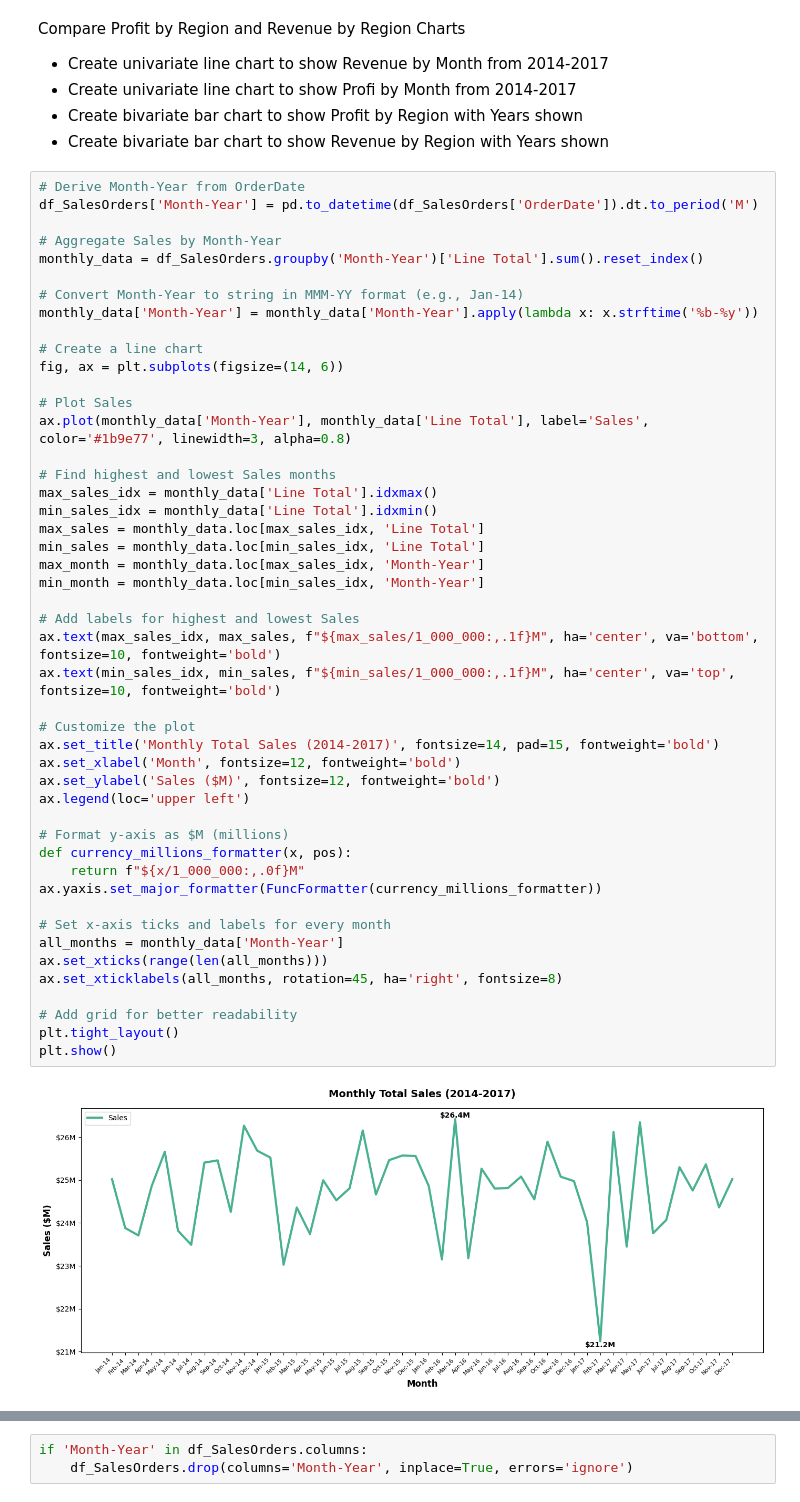
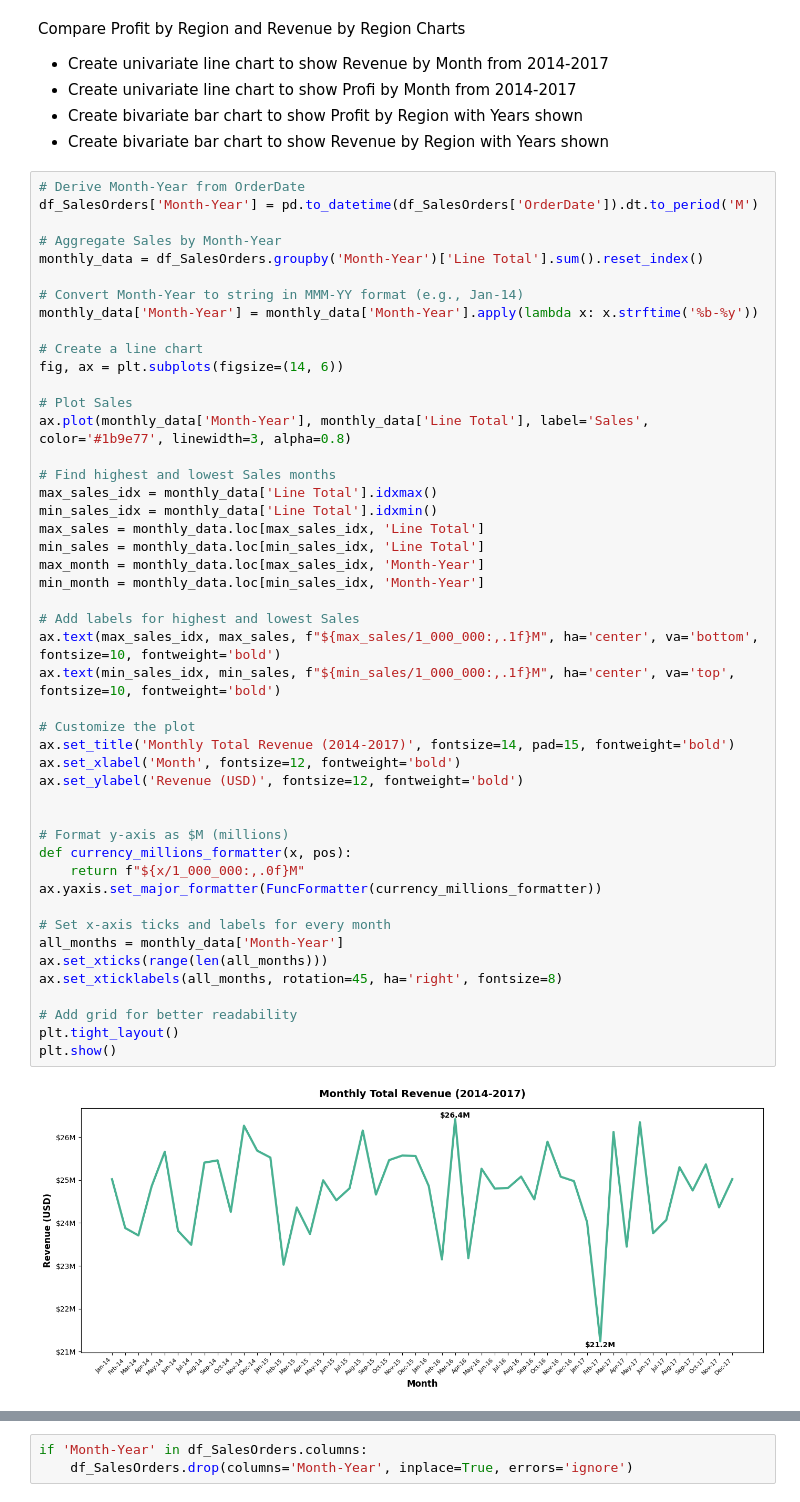
Before and after one commit to chadwich0804/Regional-Sales-Analysis-Project, a Jupyter notebook: RegionalSalesAnalysis.ipynb, the cells around one changed output, grey strips where cells are left out. Drawn from its saved outputs; the diff is of its cells as text.

```diff
--- a/RegionalSalesAnalysis.ipynb
+++ b/RegionalSalesAnalysis.ipynb
@@ -567,37 +567,37 @@ ax.plot(monthly_data['Month-Year'], monthly_data['Line Total'], label='Sales', c
 
 # Find highest and lowest Sales months
 max_sales_idx = monthly_data['Line Total'].idxmax()
 min_sales_idx = monthly_data['Line Total'].idxmin()
 max_sales = monthly_data.loc[max_sales_idx, 'Line Total']
 min_sales = monthly_data.loc[min_sales_idx, 'Line Total']
 max_month = monthly_data.loc[max_sales_idx, 'Month-Year']
 min_month = monthly_data.loc[min_sales_idx, 'Month-Year']
 
 # Add labels for highest and lowest Sales
 ax.text(max_sales_idx, max_sales, f"${max_sales/1_000_000:,.1f}M", ha='center', va='bottom', fontsize=10, fontweight='bold')
 ax.text(min_sales_idx, min_sales, f"${min_sales/1_000_000:,.1f}M", ha='center', va='top', fontsize=10, fontweight='bold')
 
 # Customize the plot
-ax.set_title('Monthly Total Sales (2014-2017)', fontsize=14, pad=15, fontweight='bold')
+ax.set_title('Monthly Total Revenue (2014-2017)', fontsize=14, pad=15, fontweight='bold')
 ax.set_xlabel('Month', fontsize=12, fontweight='bold')
-ax.set_ylabel('Sales ($M)', fontsize=12, fontweight='bold')
-ax.legend(loc='upper left')
+ax.set_ylabel('Revenue (USD)', fontsize=12, fontweight='bold')
+
 
 # Format y-axis as $M (millions)
 def currency_millions_formatter(x, pos):
     return f"${x/1_000_000:,.0f}M"
 ax.yaxis.set_major_formatter(FuncFormatter(currency_millions_formatter))
 
 # Set x-axis ticks and labels for every month
 all_months = monthly_data['Month-Year']
 ax.set_xticks(range(len(all_months)))
 ax.set_xticklabels(all_months, rotation=45, ha='right', fontsize=8)
 
 # Add grid for better readability
 plt.tight_layout()
 plt.show()
 # %% [output]
-[figure, old version]
+[figure, new version]
 # %%
 # Derive Month-Year from OrderDate
 df_SalesOrders['Month-Year'] = pd.to_datetime(df_SalesOrders['OrderDate']).dt.to_period('M')
```
Also changed, not shown: parts of 6 cells of this notebook.
